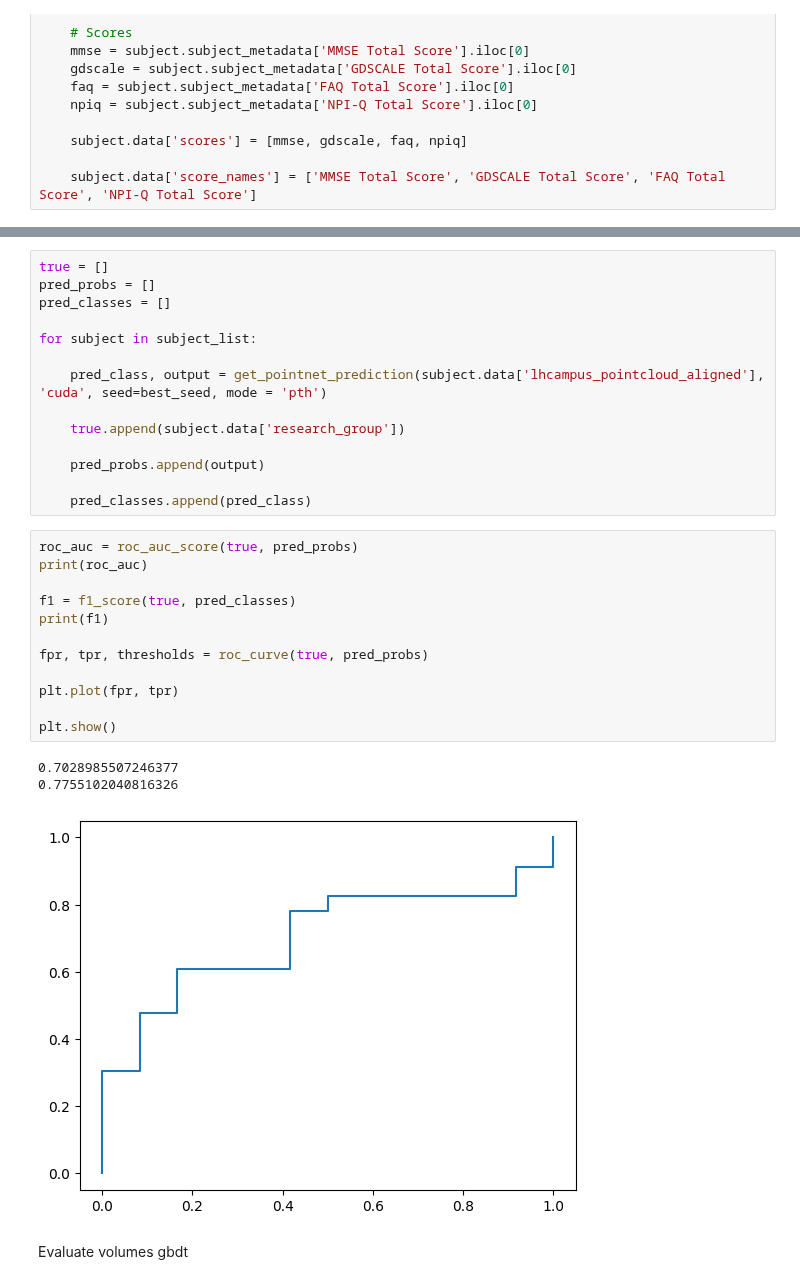
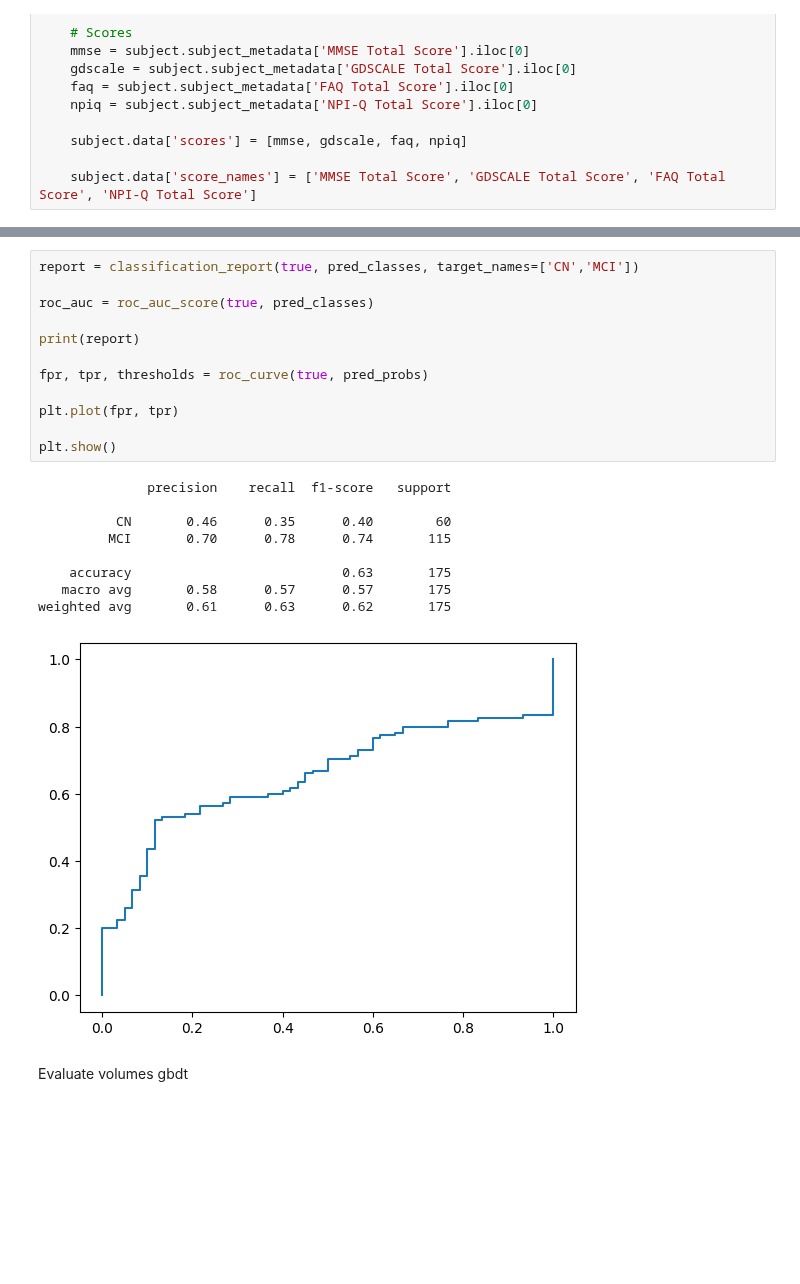
Before and after one commit to oscarlloydjohn/lloyd-john-MIUA-2025, a Jupyter notebook: eval_ensemble.ipynb, the cells around one changed output, grey strips where cells are left out. Cells and saved outputs as stored; diff of their text form; blank space fills up the shorter version.

```diff
--- a/eval_ensemble.ipynb
+++ b/eval_ensemble.ipynb
@@ -102,33 +65,25 @@ print(best_roc_auc)
-# %%
-true = []
-pred_probs = []
-pred_classes = []
-
-for subject in subject_list:
-
-    pred_class, output = get_pointnet_prediction(subject.data['lhcampus_pointcloud_aligned'], 'cuda', seed=best_seed, mode = 'pth')
-
-    true.append(subject.data['research_group'])
-
-    pred_probs.append(output)
-
-    pred_classes.append(pred_class)
 # %%
-roc_auc = roc_auc_score(true, pred_probs)
-print(roc_auc)
+report = classification_report(true, pred_classes, target_names=['CN','MCI'])
 
-f1 = f1_score(true, pred_classes)
-print(f1)
+roc_auc = roc_auc_score(true, pred_classes)
+
+print(report)
 
 fpr, tpr, thresholds = roc_curve(true, pred_probs)
 
 plt.plot(fpr, tpr)
 
 plt.show()
 # %% [output]
-0.7028985507246377
-0.7755102040816326
+              precision    recall  f1-score   support
+
+          CN       0.46      0.35      0.40        60
+         MCI       0.70      0.78      0.74       115
+
+    accuracy                           0.63       175
+   macro avg       0.58      0.57      0.57       175
+weighted avg       0.61      0.63      0.62       175
-[figure, old version]
+[figure, new version]
 # %% [markdown]
 Evaluate volumes gbdt
 # %%
```
Also changed, not shown: parts of 9 cells of this notebook, 11 other files.
